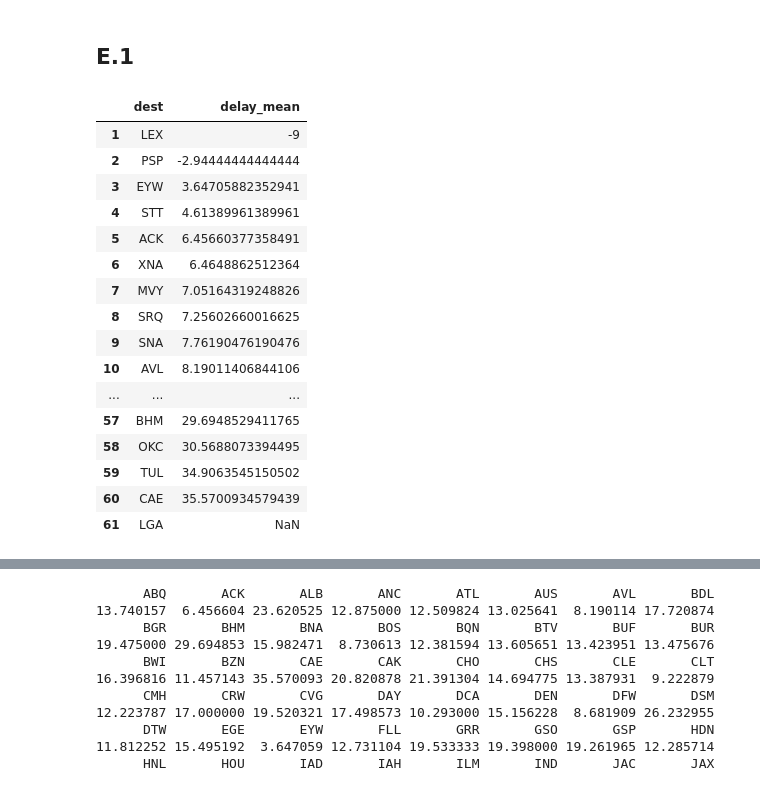
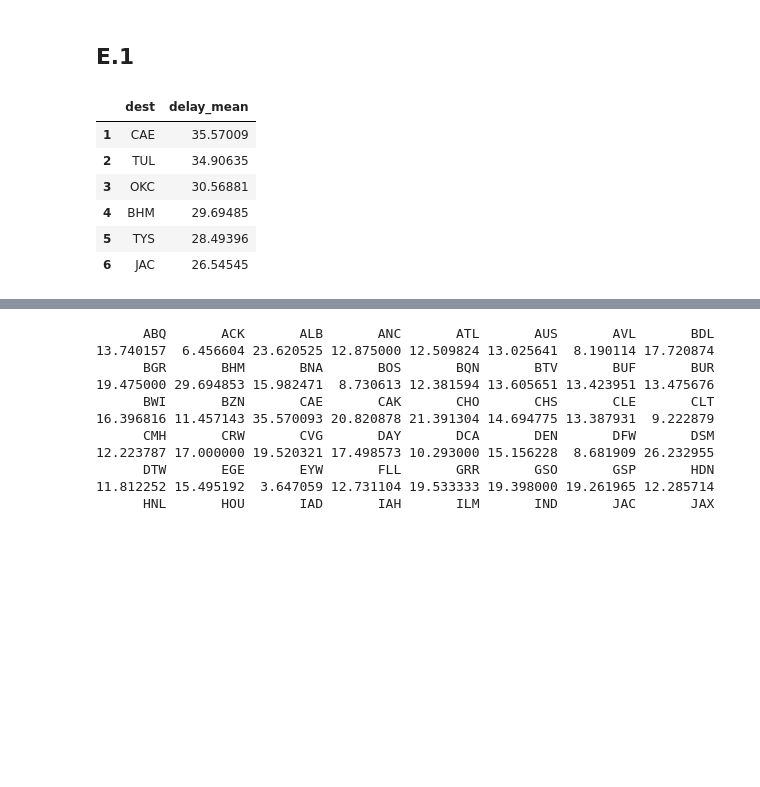
Before and after one commit to mw10104587/chez-R-practice, a Jupyter notebook: Chez-HW2.ipynb, the cells around one changed output, grey strips where cells are left out. Drawn from its saved outputs; the diff is of its cells as text; code cells hidden in the pictures; blank space fills up the shorter version.

```diff
--- a/Chez-HW2.ipynb
+++ b/Chez-HW2.ipynb
@@ -75,33 +75,23 @@ head(flights)
 # %%
 by_dest <- group_by(flights, dest)
 # this is the result we want.
 delay_mean <- summarise(by_dest, delay_mean = mean(dep_delay, na.rm=TRUE))
 
 # sort the result to know which is the one that has longest delay time.
-delay_mean[order(delay_mean$delay_mean),]
-
+sorted_delay_mean <- delay_mean[order(delay_mean$delay_mean, decreasing=TRUE),]
+head(sorted_delay_mean)
 
 # it is very weird that after I removed the na value in mean function, there's still a result with mean == NA.
 # so I checked, and there's only one and its value is NA.
 flights[flights$dest == 'LGA',]
 # %% [output]
 |  | dest | delay_mean |
-| 1 | LEX | -9 |
-| 2 | PSP | -2.94444444444444 |
-| 3 | EYW | 3.64705882352941 |
-| 4 | STT | 4.61389961389961 |
-| 5 | ACK | 6.45660377358491 |
-| 6 | XNA | 6.4648862512364 |
-| 7 | MVY | 7.05164319248826 |
-| 8 | SRQ | 7.25602660016625 |
-| 9 | SNA | 7.76190476190476 |
-| 10 | AVL | 8.19011406844106 |
-| ... | ... | ... |
-| 57 | BHM | 29.6948529411765 |
-| 58 | OKC | 30.5688073394495 |
-| 59 | TUL | 34.9063545150502 |
-| 60 | CAE | 35.5700934579439 |
-| 61 | LGA | NaN |
+| 1 | CAE | 35.57009 |
+| 2 | TUL | 34.90635 |
+| 3 | OKC | 30.56881 |
+| 4 | BHM | 29.69485 |
+| 5 | TYS | 28.49396 |
+| 6 | JAC | 26.54545 |
 |  | year | month | day | dep_time | dep_delay | arr_time | arr_delay | carrier | tailnum | flight | ... |
 | 1 | 2013 | 7 | 27 | NA | NA | NA | NA | US |  | 1632 | ... |
 # %%
```
Also changed, not shown: parts of 1 cell of this notebook.
